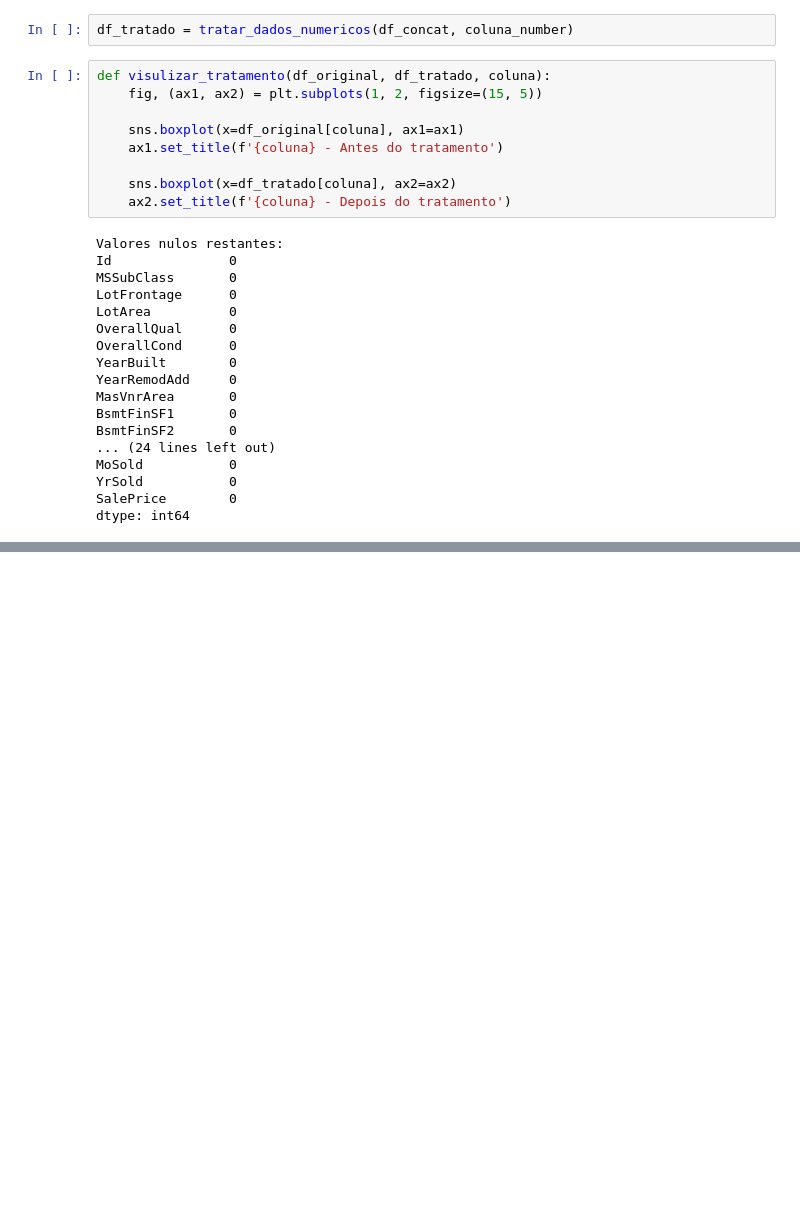
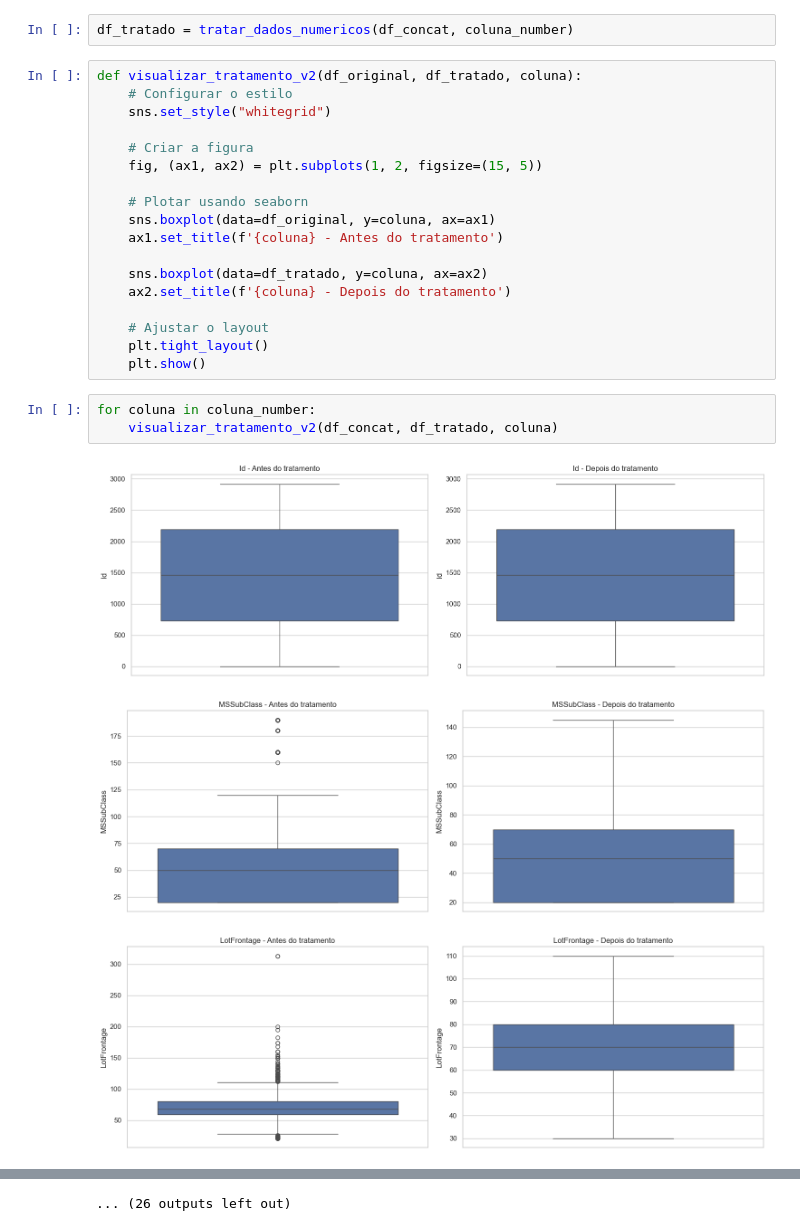
Before and after one commit to jherfson/DataThon, a Jupyter notebook: datathon.ipynb, the cells around one changed output, grey strips where cells are left out. Drawn from its saved outputs; the diff is of its cells as text; blank space fills up the shorter version.

Commit message:
aplicando o boxplot

```diff
--- a/datathon.ipynb
+++ b/datathon.ipynb
@@ -160,29 +160,27 @@ def tratar_dados_numericos(df, colunas_numericas):
 # %%
 df_tratado = tratar_dados_numericos(df_concat, coluna_number)
 # %%
-def visulizar_tratamento(df_original, df_tratado, coluna):
+def visualizar_tratamento_v2(df_original, df_tratado, coluna):
+    # Configurar o estilo
+    sns.set_style("whitegrid")
+
+    # Criar a figura
     fig, (ax1, ax2) = plt.subplots(1, 2, figsize=(15, 5))
 
-    sns.boxplot(x=df_original[coluna], ax1=ax1)
+    # Plotar usando seaborn
+    sns.boxplot(data=df_original, y=coluna, ax=ax1)
     ax1.set_title(f'{coluna} - Antes do tratamento')
 
-    sns.boxplot(x=df_tratado[coluna], ax2=ax2)
+    sns.boxplot(data=df_tratado, y=coluna, ax=ax2)
     ax2.set_title(f'{coluna} - Depois do tratamento')
+
+    # Ajustar o layout
+    plt.tight_layout()
+    plt.show()
-# %% [output]
-Valores nulos restantes:
-Id               0
-MSSubClass       0
-LotFrontage      0
-LotArea          0
-OverallQual      0
-OverallCond      0
-YearBuilt        0
-YearRemodAdd     0
-MasVnrArea       0
-BsmtFinSF1       0
-BsmtFinSF2       0
-... (24 lines left out)
-MoSold           0
-YrSold           0
-SalePrice        0
-dtype: int64
+# %%
+for coluna in coluna_number:
+    visualizar_tratamento_v2(df_concat, df_tratado, coluna)
+# %% [output]
+[figure, added]
+[figure, added]
+[figure, added]
@@ -188,0 +196 @@ dtype: int64
+... (26 outputs left out)
```
Also changed, not shown: parts of 1 cell of this notebook.
